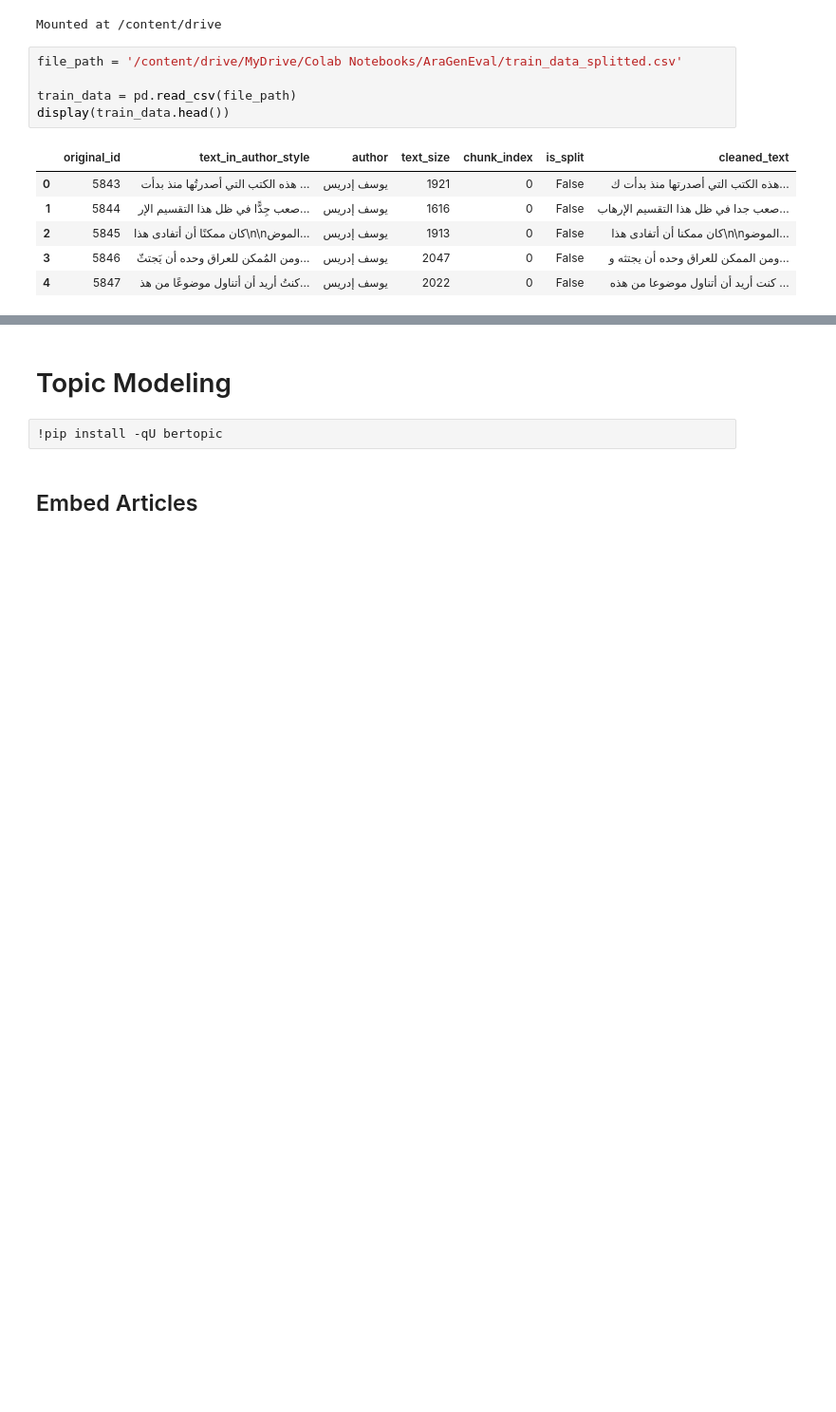
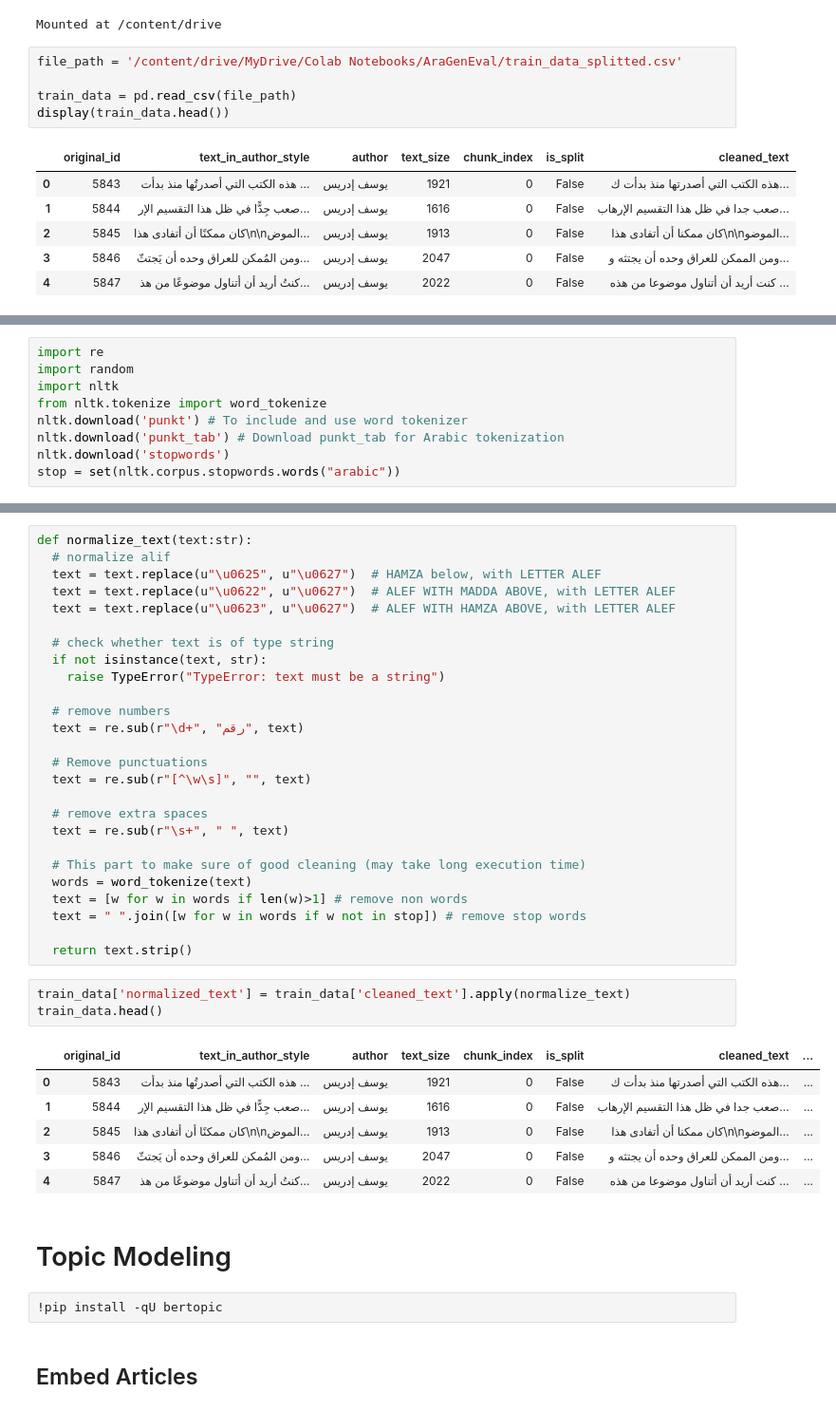
Before and after one commit to MuhammadHelmyOmar/Authorship-Identification, a Jupyter notebook: topic_anlalysis.ipynb, the cells around one changed output, grey strips where cells are left out. Shown at 95% size. Cells and saved outputs as stored; diff of their text form; blank space fills up the shorter version.

```diff
--- a/topic_anlalysis.ipynb
+++ b/topic_anlalysis.ipynb
@@ -22,0 +25,9 @@ display(train_data.head())
+# %%
+import re
+import random
+import nltk
+from nltk.tokenize import word_tokenize
+nltk.download('punkt') # To include and use word tokenizer
+nltk.download('punkt_tab') # Download punkt_tab for Arabic tokenization
+nltk.download('stopwords')
+stop = set(nltk.corpus.stopwords.words("arabic"))
@@ -23,3 +41,39 @@ display(train_data.head())
+# %%
+def normalize_text(text:str):
+  # normalize alif
+  text = text.replace(u"\u0625", u"\u0627")  # HAMZA below, with LETTER ALEF
+  text = text.replace(u"\u0622", u"\u0627")  # ALEF WITH MADDA ABOVE, with LETTER ALEF
+  text = text.replace(u"\u0623", u"\u0627")  # ALEF WITH HAMZA ABOVE, with LETTER ALEF
+
+  # check whether text is of type string
+  if not isinstance(text, str):
+    raise TypeError("TypeError: text must be a string")
+
+  # remove numbers
+  text = re.sub(r"\d+", "رقم", text)
+
+  # Remove punctuations
+  text = re.sub(r"[^\w\s]", "", text)
+
+  # remove extra spaces
+  text = re.sub(r"\s+", " ", text)
+
+  # This part to make sure of good cleaning (may take long execution time)
+  words = word_tokenize(text)
+  text = [w for w in words if len(w)>1] # remove non words
+  text = " ".join([w for w in words if w not in stop]) # remove stop words
+
+  return text.strip()
+# %%
+train_data['normalized_text'] = train_data['cleaned_text'].apply(normalize_text)
+train_data.head()
+# %% [output]
+|  | original_id | text_in_author_style | author | text_size | chunk_index | is_split | cleaned_text | ... |
+| 0 | 5843 | هذه الكتب التي أصدرتُها منذ بدأت ... | يوسف إدريس | 1921 | 0 | False | هذه الكتب التي أصدرتها منذ بدأت ك... | ... |
+| 1 | 5844 | صعب جِدًّا في ظل هذا التقسيم الإر... | يوسف إدريس | 1616 | 0 | False | صعب جدا في ظل هذا التقسيم الإرهاب... | ... |
+| 2 | 5845 | كان ممكنًا أن أتفادى هذا\n\nالموض... | يوسف إدريس | 1913 | 0 | False | كان ممكنا أن أتفادى هذا\n\nالموضو... | ... |
+| 3 | 5846 | ومن المُمكن للعراق وحده أن يَجتثّ... | يوسف إدريس | 2047 | 0 | False | ومن الممكن للعراق وحده أن يجتثه و... | ... |
+| 4 | 5847 | كنتُ أريد أن أتناول موضوعًا من هذ... | يوسف إدريس | 2022 | 0 | False | كنت أريد أن أتناول موضوعا من هذه ... | ... |
 # %% [markdown]
 # Topic Modeling
 # %%
```
Also changed, not shown: parts of 13 cells of this notebook.
